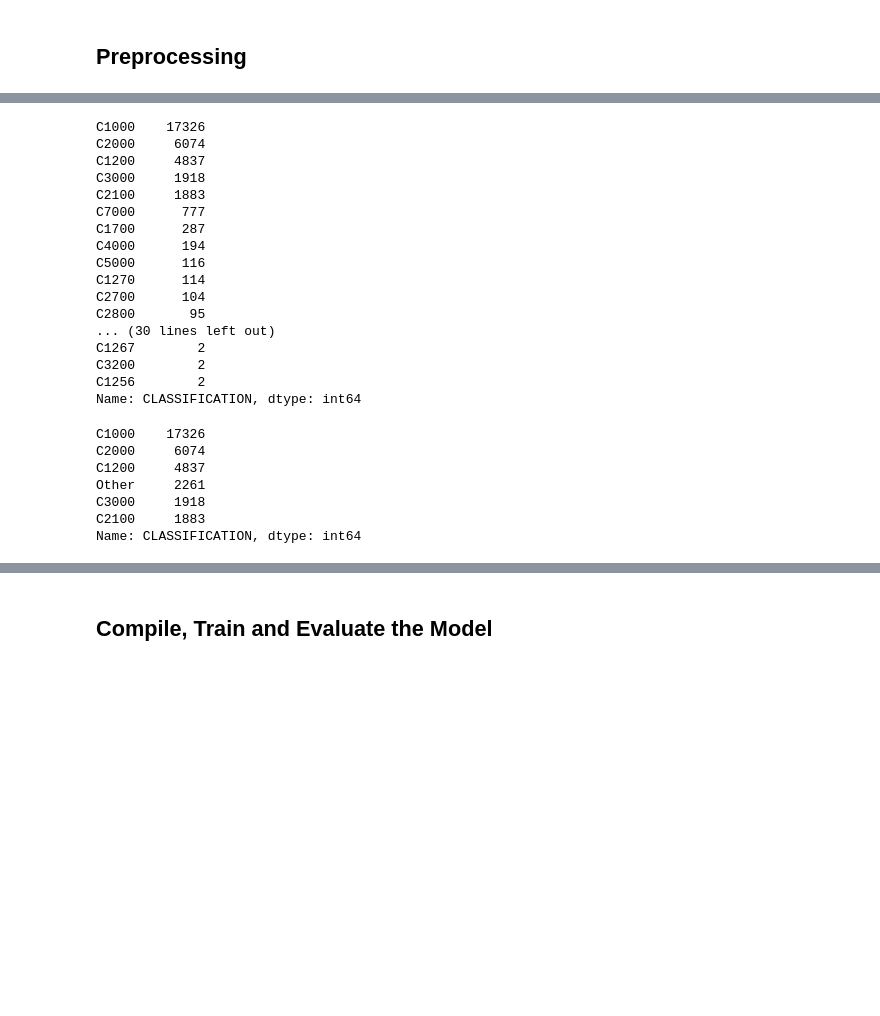
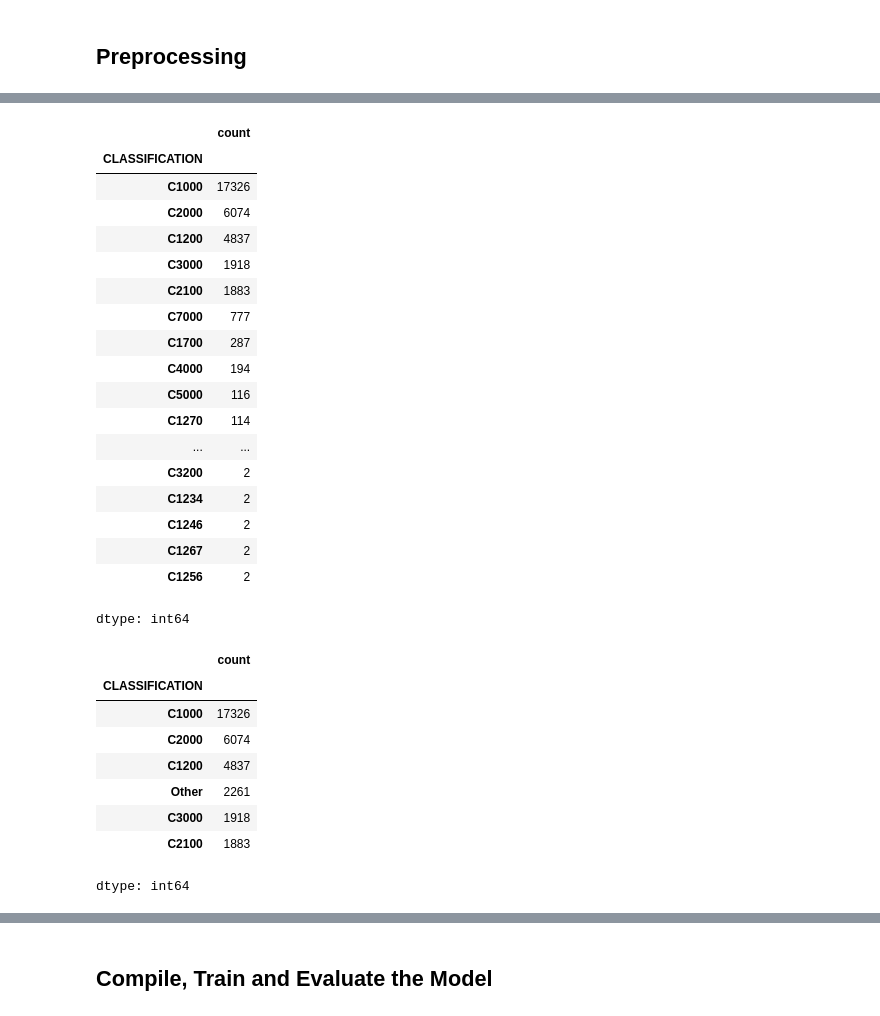
Before and after one commit to jhammans/deep-learning-challenge, a Jupyter notebook: AlphabetSoupCharity_Optimization.ipynb, the cells around one changed output, grey strips where cells are left out. Drawn from its saved outputs; the diff is of its cells as text; code cells hidden in the pictures; blank space fills up the shorter version.

```diff
--- a/AlphabetSoupCharity_Optimization.ipynb
+++ b/AlphabetSoupCharity_Optimization.ipynb
@@ -99,28 +115,31 @@ Name: CLASSIFICATION, Length: 71, dtype: int64
 # %%
 # You may find it helpful to look at CLASSIFICATION value counts >1
-#  YOUR CODE GOES HERE
+application_df['CLASSIFICATION'].value_counts().loc[lambda x : x>1]
 # %% [output]
+|  | count |
+| CLASSIFICATION |  |
+| C1000 | 17326 |
+| C2000 | 6074 |
+| C1200 | 4837 |
+| C3000 | 1918 |
+| C2100 | 1883 |
+| C7000 | 777 |
+| C1700 | 287 |
+| C4000 | 194 |
+| C5000 | 116 |
+| C1270 | 114 |
+| ... | ... |
+| C3200 | 2 |
+| C1234 | 2 |
+| C1246 | 2 |
+| C1267 | 2 |
+| C1256 | 2 |
-C1000    17326
-C2000     6074
-C1200     4837
-C3000     1918
-C2100     1883
-C7000      777
-C1700      287
-C4000      194
-C5000      116
-C1270      114
-C2700      104
-C2800       95
-... (30 lines left out)
-C1267        2
-C3200        2
-C1256        2
-Name: CLASSIFICATION, dtype: int64
+dtype: int64
 # %%
 # Choose a cutoff value and create a list of classifications to be replaced
 # use the variable name `classifications_to_replace`
-#  YOUR CODE GOES HERE
+classifications_to_replace = application_df['CLASSIFICATION'].value_counts().loc[lambda x : x<1883].index.tolist()
+
 
 # Replace in dataframe
 for cls in classifications_to_replace:
@@ -129,10 +148,12 @@ for cls in classifications_to_replace:
 # Check to make sure replacement was successful
 application_df['CLASSIFICATION'].value_counts()
 # %% [output]
+|  | count |
+| CLASSIFICATION |  |
+| C1000 | 17326 |
+| C2000 | 6074 |
+| C1200 | 4837 |
+| Other | 2261 |
+| C3000 | 1918 |
+| C2100 | 1883 |
-C1000    17326
-C2000     6074
-C1200     4837
-Other     2261
-C3000     1918
-C2100     1883
-Name: CLASSIFICATION, dtype: int64
+dtype: int64
```
Also changed, not shown: parts of 15 cells of this notebook.
